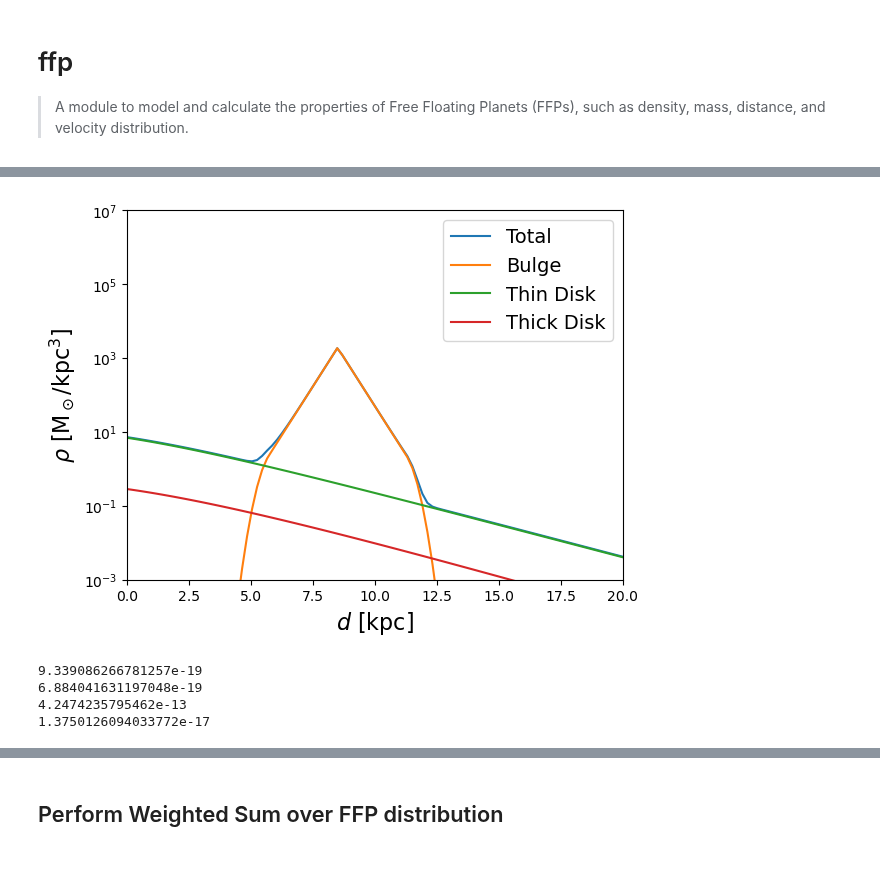
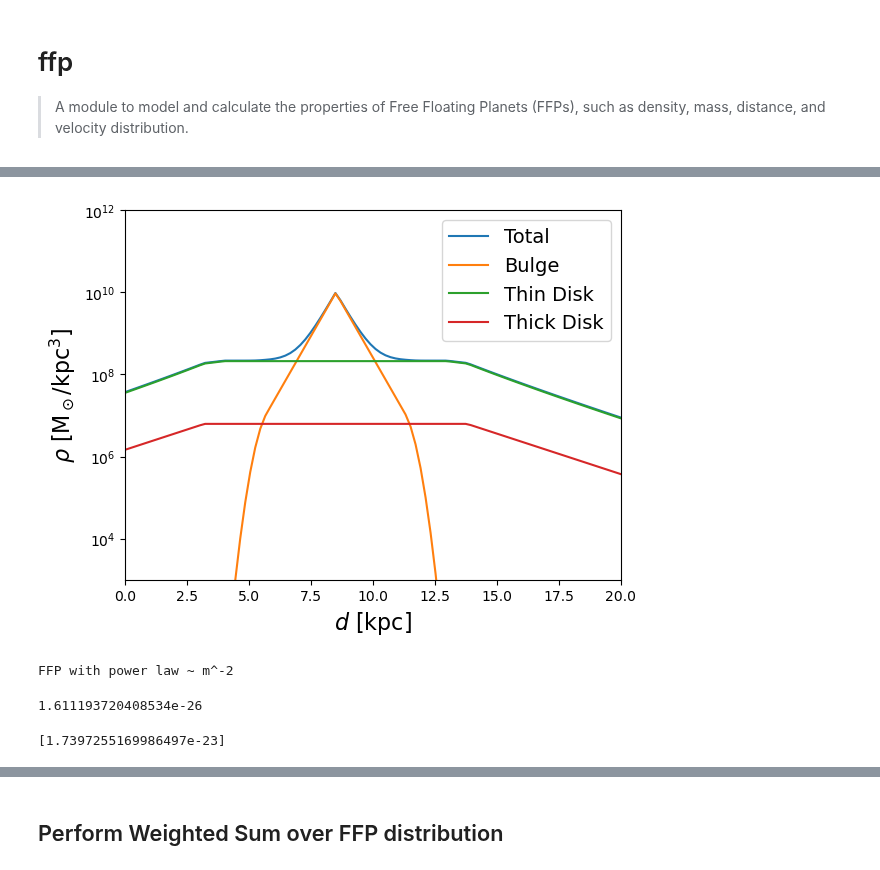
Before and after one commit to NolanSmyth/LensCalcPy, a Jupyter notebook: nbs/01_ffp.ipynb, the cells around one changed output, grey strips where cells are left out. Drawn from its saved outputs; the diff is of its cells as text; code cells hidden in the pictures.

```diff
--- a/nbs/01_ffp.ipynb
+++ b/nbs/01_ffp.ipynb
@@ -35,12 +35,8 @@ def zthin(r):
 
 def rho_thin_mw(r,
              z,
-            n_ffp: float = 1, # number of FFPs per star
-            m_low: float = 1e-6, # mass of FFP in Msun
-            alpha: float = 2, # power law index of FFP mass function):
             ) -> float: # FFP density in Msun/kpc^3
-    #? Is averaging over mass correct here?
-    mass_avg = m_avg_interp(m_low, alpha)
+
 
     if r > rdBreak:
         result = rho_thin_Sol * zthinSol / zthin(r) * \
@@ -49,16 +45,11 @@ def rho_thin_mw(r,
         result = rho_thin_Sol * zthinSol / zthin(r) * \
             np.exp(-((rdBreak - rsol) / rthin)) * (1 / np.cos(np.abs(z) / zthin(r)))**2
 
-    return result * n_ffp * mass_avg
+    return result
 
 def rho_thick_mw(r,
               z,
-            n_ffp: float = 1, # number of FFPs per star
-            m_low: float = 1e-6, # mass of FFP in Msun
-            alpha: float = 2, # power law index of FFP mass function):
             ) -> float: # FFP density in Msun/kpc^3
-    #? Is averaging over mass correct here?
-    mass_avg = m_avg_interp(m_low, alpha)
 
     if r > rdBreak:
         result = rho_thick_Sol * np.exp(-((r - rsol) / rthick)) * \
@@ -67,7 +58,7 @@ def rho_thick_mw(r,
         result = rho_thick_Sol * np.exp(-((rdBreak - rsol) / rthick)) * \
             np.exp(-(np.abs(z) / zthickSol))
 
-    return result * n_ffp * mass_avg
+    return result
 
 # Bulge Density
 def rsf(xp, yp, zp):
@@ -84,27 +75,19 @@ def cut(x):
         return 1
 
 def rho_bulge_mw(d: float,
-            n_ffp: float = 1, # number of FFPs per star
-            m_low: float = 1e-6, # mass of FFP in Msun
-            alpha: float = 2, # power law index of FFP mass function):
             ) -> float: # FFP density in Msun/kpc^3
-    #? Is averaging over mass correct here?
-    mass_avg = m_avg_interp(m_low, alpha)
     xp, yp = get_primed_coords(d)
     #todo need to generalize this to arbitrary z
     zp = 0
     R = (xp**2 + yp**2 + zp**2)**0.5
-    return rho0_B * fE(xp, yp, zp) * cut((R - Rc) / 0.5) * n_ffp * mass_avg
+    return rho0_B * fE(xp, yp, zp) * cut((R - Rc) / 0.5)
 
 # Total FFP Density
 def rho_FFPs_mw(d: float, # distance from Sun in kpc
-             n_ffp: float = 1, # number of FFPs per star
-             m_low: float = 1e-6, # lowest mass of FFP in Msun
-             alpha: float = 2, # power law index of FFP mass function
              ) -> float: # FFP density in Msun/kpc^3
     r = dist_mw(d)
     z = 0
-    return (rho_thin_mw(r, z, n_ffp, m_low, alpha) + rho_thick_mw(r, z, n_ffp, m_low, alpha ) + rho_bulge_mw(d, n_ffp, m_low, alpha))
+    return (rho_thin_mw(r, z) + rho_thick_mw(r, z) + rho_bulge_mw(d))
 
 def m_avg_ffp(m_low, alpha):
     masses = m_low * (1 - np.random.rand(int(1e4)))**(-1 / (alpha - 1))
@@ -219,29 +189,29 @@ plt.show()
 # %%
 # Define values for the x-axis
 d = np.linspace(0, 20, num=100)
 z = 0
 # Calculate the density values for each component
 rho_total_arr = [rho_FFPs_mw(i) for i in d]
 rho_bulge_arr = [rho_bulge_mw(i) for i in d]
 rho_thin_arr = [rho_thin_mw(dist_mw(i), z) for i in d]
 rho_thick_arr = [rho_thick_mw(dist_mw(i), z) for i in d]
 
 # Create the log plot
 plt.plot(d, rho_total_arr, label="Total")
 plt.plot(d, rho_bulge_arr, label="Bulge")
 plt.plot(d, rho_thin_arr, label="Thin Disk")
 plt.plot(d, rho_thick_arr, label="Thick Disk")
 
 # Add labels and legend
 plt.xlabel(r"$d$ [kpc]", fontsize=16)
 plt.ylabel(r"$\rho$ [M$_\odot$/$\mathrm{kpc}^3$]", fontsize=16)
 plt.legend(fontsize=14)
 
 plt.yscale("log")
 plt.xlim(0, 20)
-plt.ylim(1e-3, 1e7)
+plt.ylim(1e3, 1e12)
 
 # Show the plot
 plt.show()
 # %% [output]
-[figure, old version]
+[figure, new version]
@@ -292,10 +217,0 @@ f = Ffp(1e-12)
-# %%
-print(f.differential_rate_mw(1, finite=False))
-print(f.differential_rate_mw(1, finite=True))
-print(f.differential_rate_m31(1, finite=False))
-print(f.differential_rate_m31(1, finite=True))
-# %% [output]
-9.339086266781257e-19
-6.884041631197048e-19
-4.2474235795462e-13
-1.3750126094033772e-17
@@ -301,0 +345,15 @@ print(f.differential_rate_m31(1, finite=True))
+# %%
+p = 2
+f = Ffp(p)
+f
+# %% [output]
+FFP with power law ~ m^-2
+# %%
+#Discretized
+print(f.differential_rate(2e2, f.differential_rate_integrand_mw, finite=False))
+# %% [output]
+1.611193720408534e-26
+# %%
+print(f.compute_differential_rate([2e2], finite=False))
+# %% [output]
+[1.7397255169986497e-23]
```
Also changed, not shown: parts of 15 cells of this notebook, 5 other files.
